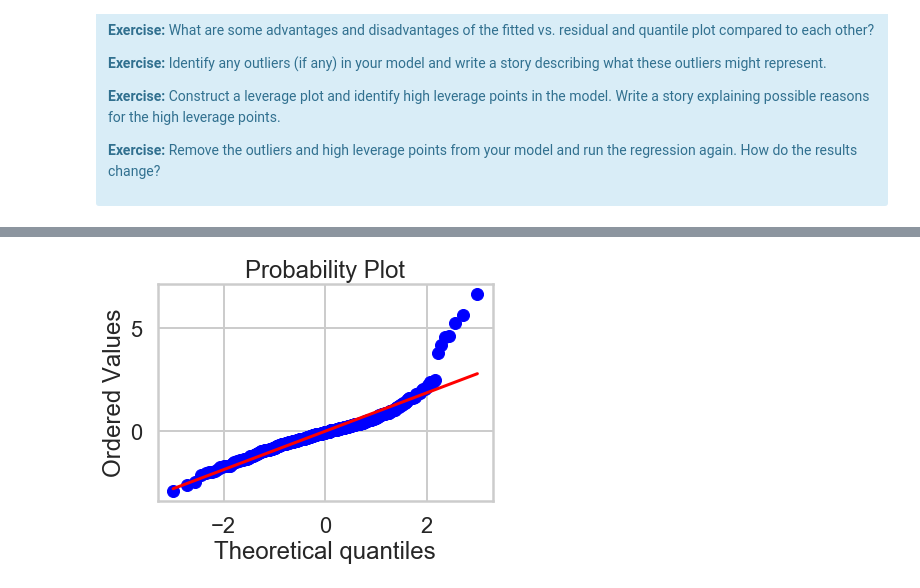
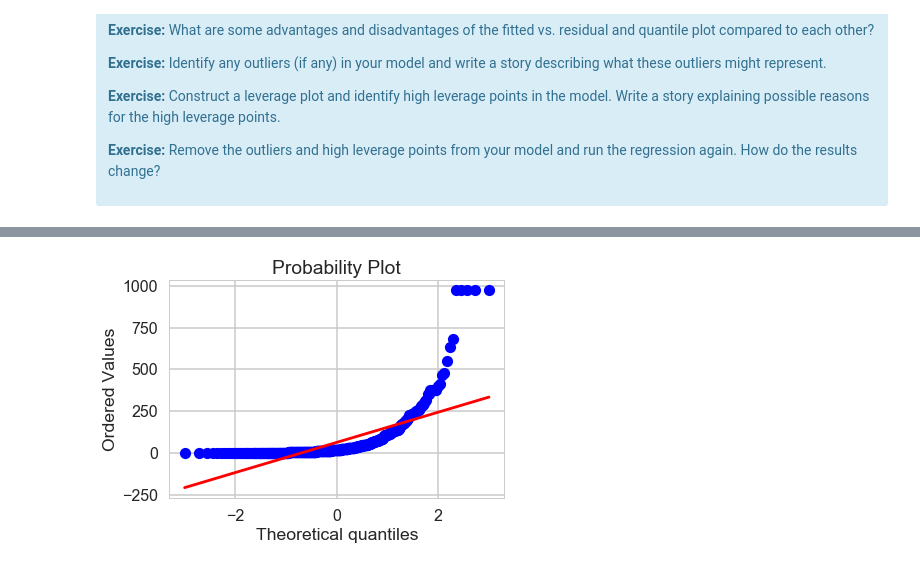
Before and after one commit to CHINKGITHUB/SpringBoard_DS, a Jupyter notebook: Mini_Project_Linear_Regression_updated.ipynb, the cells around one changed output, grey strips where cells are left out. Cells and saved outputs as stored; diff of their text form; code cells hidden in the pictures.

Commit message:
Mini_Project_Linear_Regression_updated

```diff
--- a/Mini_Project_Linear_Regression_updated.ipynb
+++ b/Mini_Project_Linear_Regression_updated.ipynb
@@ -954,0 +946,8 @@ sns.regplot(x = m.fittedvalues ,y = m.resid_pearson,data = m,fit_reg = True)
+# %%
+lm = LinearRegression()
+lm.fit(X[['PTRATIO']], bos.PRICE)
+msePTRATIO = np.mean((bos.PRICE - lm.predict(X[['PTRATIO']])) ** 2)
+residuals = (bos.PRICE - lm.predict(X[['PTRATIO']])) ** 2
+r2 = lm.score(X[['PTRATIO']], bos.PRICE)
+print("r-squared:",r2)
+print(msePTRATIO)
@@ -956,7 +965,7 @@ sns.regplot(x = m.fittedvalues ,y = m.resid_pearson,data = m,fit_reg = True)
 # based on the below plot data is normally distributed i.e most of the data points are closely following the 45% angle upwards
 # %%
 import pylab
-stats.probplot(m.resid_pearson, dist="norm", plot=pylab)
+stats.probplot(residuals, dist="norm", plot=pylab)
 pylab.show()
 # %% [output]
-[figure, old version]
+[figure, new version]
```
Also changed, not shown: parts of 54 cells of this notebook.
